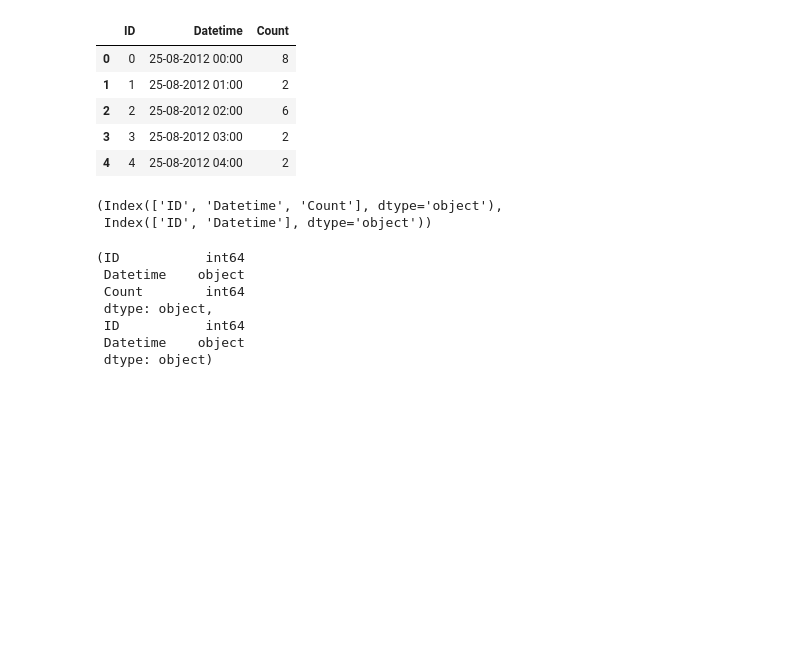
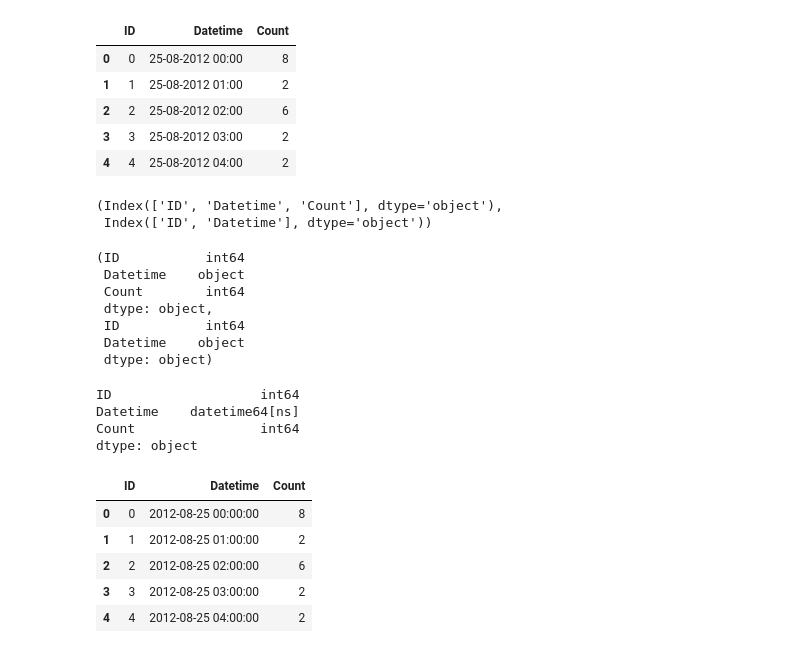
Before and after one commit to basel-ay/Transportation-Forecasting, a Jupyter notebook: Time_Series_Analysis_on_Transportation.ipynb, the cells around one changed output. Cells and saved outputs as stored; diff of their text form; code cells hidden in the pictures; blank space fills up the shorter version.

```diff
--- a/Time_Series_Analysis_on_Transportation.ipynb
+++ b/Time_Series_Analysis_on_Transportation.ipynb
@@ -40,0 +46,16 @@ train.dtypes, test.dtypes
+# %%
+train.dtypes
+# %% [output]
+ID                   int64
+Datetime    datetime64[ns]
+Count                int64
+dtype: object
+# %%
+ train.head()
+# %% [output]
+|  | ID | Datetime | Count |
+| 0 | 0 | 2012-08-25 00:00:00 | 8 |
+| 1 | 1 | 2012-08-25 01:00:00 | 2 |
+| 2 | 2 | 2012-08-25 02:00:00 | 6 |
+| 3 | 3 | 2012-08-25 03:00:00 | 2 |
+| 4 | 4 | 2012-08-25 04:00:00 | 2 |
```
Also changed, not shown: parts of 9 cells of this notebook.
